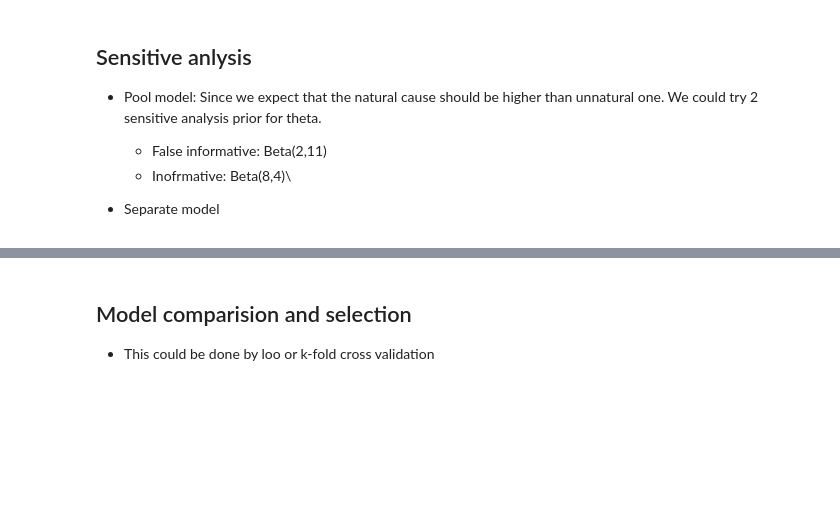
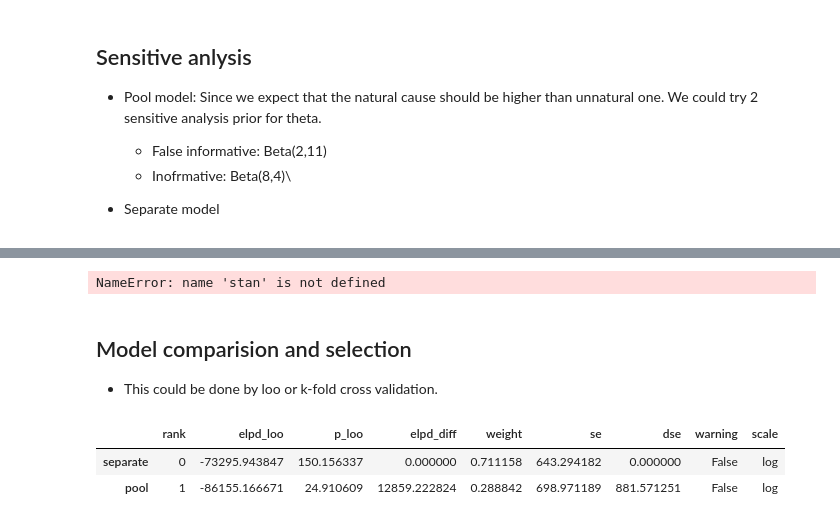
Before and after one commit to nkhieu02/BDA2022, a Jupyter notebook: test.ipynb, the cells around one changed output, grey strips where cells are left out. Saved outputs shown, nothing was run; the diff lists cells and outputs as text; code cells hidden in the pictures; blank space fills up the shorter version.

Commit message:
Univariate model finished

```diff
--- a/test.ipynb
+++ b/test.ipynb
@@ -42,7 +81,7 @@ has been chosen for each model.
 
 # Read in each model
 
-with open("natural_cause.stan", "r") as my_file:
+with open("./stan_files/natural_cause.stan", "r") as my_file:
     all_models = my_file.read()
 
 pool_model,separate_model=   all_models.split("//---")
@@ -317,48 +373,66 @@ Messages received during sampling:
 
 # Stan code:
 
-f_inf_pool = """
+f_inf_sep= """
 data {
+    int<lower = 0> g;
     int<lower=0> n;
-    array[n] int x;
-    array[n] int y;
+    array[g,n] int x;
+    array[g,n] int y;
 }
 parameters {
-    real<lower=0, upper=1> theta;
+    array[g] real<lower=0, upper=1> theta;
 }
 model {
-    theta ~ beta(2,11);
-    y ~ binomial(x, theta);
+    for (i in 1:g) {
+        theta[i] ~ beta(2,11);
+        y[i] ~ binomial(x[i], theta[i]);
+    }
 }
 """
-inf_pool = """
+inf_sep= """
 data {
+    int<lower = 0> g;
     int<lower=0> n;
-    array[n] int x;
-    array[n] int y;
+    array[g,n] int x;
+    array[g,n] int y;
 }
 parameters {
-    real<lower=0, upper=1> theta;
+    array[g] real<lower=0, upper=1> theta;
 }
 model {
-    theta ~ beta(8,4);
-    y ~ binomial(x, theta);
+    for (i in 1:g) {
+        theta[i] ~ beta(8,4);
+        y[i] ~ binomial(x[i], theta[i]);
+    }
 }
 """
 
-post_f_inf_pool = stan.build(f_inf_pool, data = data_pool);
-fit_f_inf_pool = post_f_inf_pool.sample(num_chains= 4, num_samples = 1000);
-df_f_inf_pool = fit_f_inf_pool.to_frame()
+post_f_inf_sep = stan.build(f_inf_sep, data = data_sep);
+fit_f_inf_sep = post_f_inf_sep.sample(num_chains= 4, num_samples = 1000);
+df_f_inf_sep = fit_f_inf_sep.to_frame()
 
-post_inf_pool = stan.build(inf_pool, data = data_pool);
-fit_inf_pool = post_inf_pool.sample(num_chains= 4, num_samples = 1000);
-df_inf_pool = fit_inf_pool.to_frame()
+post_inf_sep = stan.build(inf_sep, data = data_sep);
+fit_inf_sep = post_inf_sep.sample(num_chains= 4, num_samples = 1000);
+df_inf_sep = fit_inf_sep.to_frame()
 
 # Plot theta from two models:
 
 fig, axes = plt.subplots()
-sns.kdeplot(df_f_inf_pool['theta'], ax = axes, color = 'red')
-sns.kdeplot(df_inf_pool['theta'], ax = axes, color = 'blue')
+sns.kdeplot(df_f_inf_sep['theta.54'], ax = axes, color = 'red')
+sns.kdeplot(df_inf_sep['theta.54'], ax = axes, color = 'blue')
+# %% [output]
+NameError: name 'stan' is not defined
 # %% [markdown]
 ## Model comparision and selection
-- This could be done by loo or k-fold cross validation
+- This could be done by loo or k-fold cross validation.
+# %%
+# LOO - Pool model.
+
+
+compare_dict = {'separate': fit_sep, 'pool': fit_pool}
+az.compare(compare_dict)
+# %% [output]
+|  | rank | elpd_loo | p_loo | elpd_diff | weight | se | dse | warning | scale |
+| separate | 0 | -73295.943847 | 150.156337 | 0.000000 | 0.711158 | 643.294182 | 0.000000 | False | log |
+| pool | 1 | -86155.166671 | 24.910609 | 12859.222824 | 0.288842 | 698.971189 | 881.571251 | False | log |
```
Also changed, not shown: parts of 8 cells of this notebook, 4 other files.
